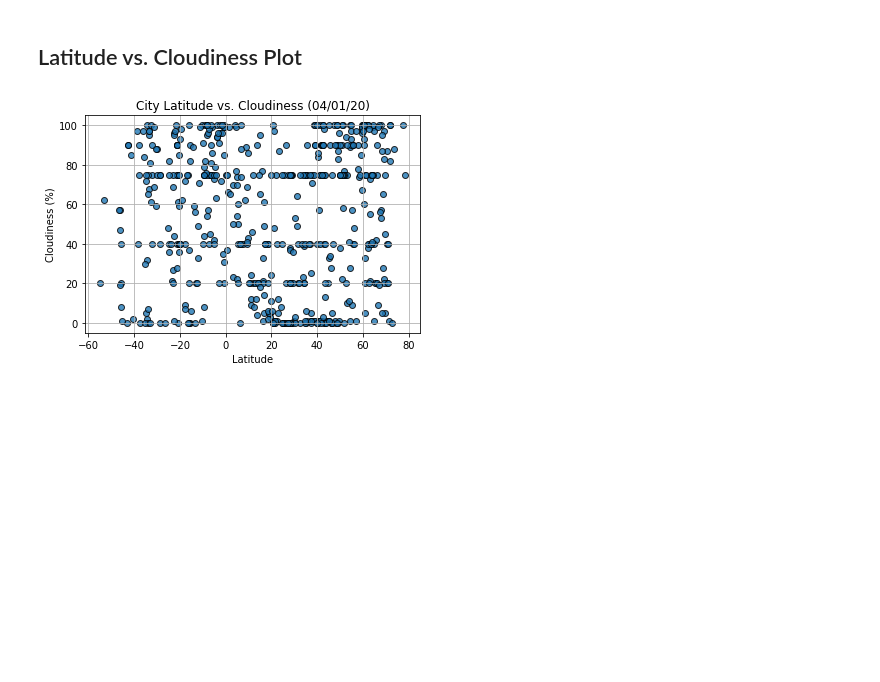
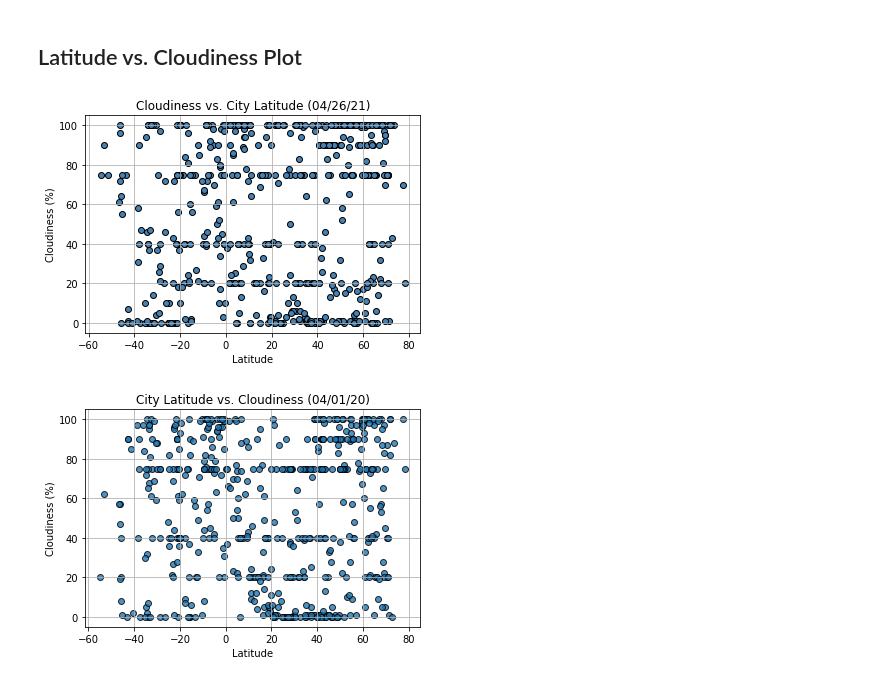
Before and after one commit to dkrug82/python-api-challenge, a Jupyter notebook: WeatherPy/WeatherPy.ipynb, the cells around one changed output. Cells and saved outputs as stored; diff of their text form; code cells hidden in the pictures; blank space fills up the shorter version.

```diff
--- a/WeatherPy/WeatherPy.ipynb
+++ b/WeatherPy/WeatherPy.ipynb
@@ -281,6 +324,20 @@ print(clean_city_data.shape)
 [figure]
 # %% [markdown]
 ## Latitude vs. Cloudiness Plot
+# %%
+x_axis = clean_city_data["Lat"]
+y_axis = clean_city_data["Cloudiness"]
+
+plt.scatter(x_axis, y_axis, marker="o", facecolors="steelblue", edgecolors="black")
+plt.title("Cloudiness vs. City Latitude (04/26/21)")
+plt.xlabel("Latitude")
+plt.ylabel("Cloudiness (%)")
+plt.grid()
+plt.savefig("output_data/fig3.png")
+
+plt.show()
+# %% [output]
+[figure, added]
 # %%
 # %% [output]
 [figure]
```
Also changed, not shown: parts of 5 cells of this notebook, 4 other files.
